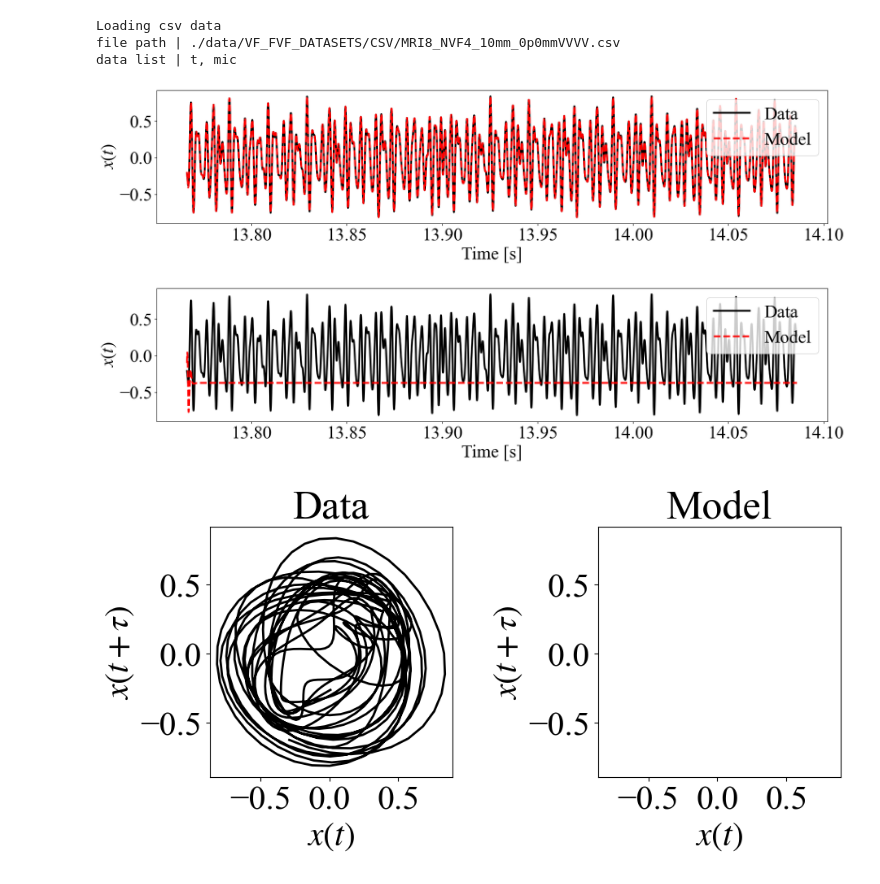
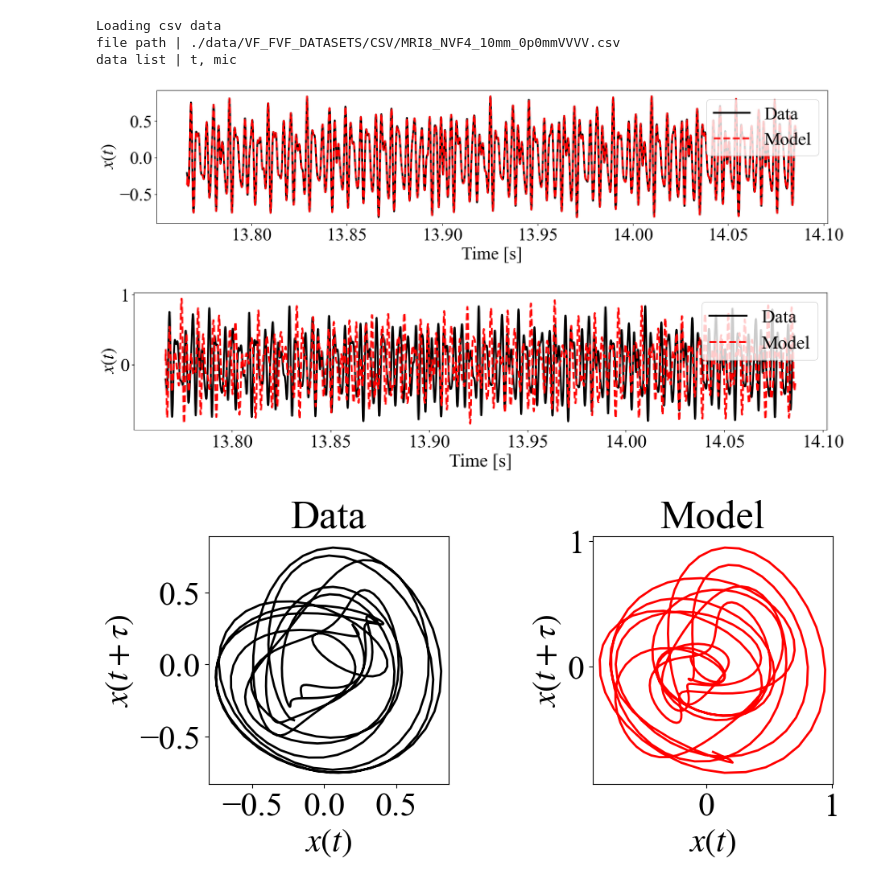
Before and after one commit to TakumiInoue0628/TSA-ESN, a Jupyter notebook: src/MRI8_NVF4_10mm.ipynb, the cells around one changed output. Cells and saved outputs as stored; diff of their text form; code cells hidden in the pictures.

```diff
--- a/src/MRI8_NVF4_10mm.ipynb
+++ b/src/MRI8_NVF4_10mm.ipynb
@@ -55,14 +56,14 @@ BANDPASS_PARAMS = {
                 'stopband_edge_min_loss':20
                 }
 ESN_PARAMS = {
-            'units':800,
-            'SR':1.5,
+            'units':500,
+            'SR':1.1,
             'input_shape':10,
             'output_shape':10,
-            'W_in_scale':0.1,
+            'W_in_scale':0.3,
             'W_res_density':0.1,
             'leak_rate':1.0,
-            'alpha':0.001,
+            'alpha':0.01,
             'seed':0
             }
 TRAIN_TEST_DATA_PARAMS = {
@@ -96,26 +97,26 @@ test_t = preprocess.t_data[TRAIN_TEST_DATA_PARAMS['n_train']+TRAIN_TEST_DATA_PAR
 # %%
 esn = EchoStateNetwork(
                     units=ESN_PARAMS['units'],
                     SR=ESN_PARAMS['SR'],
                     input_shape=ESN_PARAMS['input_shape'],
                     output_shape=ESN_PARAMS['output_shape'],
                     W_in_scale=ESN_PARAMS['W_in_scale'],
                     W_res_density=ESN_PARAMS['W_res_density'],
                     leak_rate=ESN_PARAMS['leak_rate'],
                     alpha=ESN_PARAMS['alpha'],
                     seed=ESN_PARAMS['seed']
                     )
 
 esn.fit(in_layer_data=train_X, out_layer_data=train_Y)
 
 pred_test_Y = esn.predict(test_X)
 fig.plt_timeseries_of_data_and_model(test_Y[:, 0, 0], pred_test_Y[:, 0], test_t, 4000)
 
 n_freerun = 5000
 freerun_test_Y = esn.freerun(in_layer_data0=test_X[0], pred_range=n_freerun, return_reservoir=False)
 fig.plt_timeseries_of_data_and_model(test_Y[:, 0, 0], freerun_test_Y[:, 0], test_t, 4000)
-fig.plt_attractor_of_data_and_model(test_Y[1000:, 0, 0], freerun_test_Y[1000:, 0], 1000, 9, './results/MRI8_NVF4_10mm_0p0mmVVVV/test.png')
+fig.plt_attractor_of_data_and_model(test_Y[0:, 0, 0], freerun_test_Y[0:, 0], 500, 9, same_lim=False)
 # %% [output]
-[figure, old version]
+[figure, new version]
-[figure, old version]
+[figure, new version]
-[figure, old version]
+[figure, new version]
```
Also changed, not shown: parts of 6 cells of this notebook, 7 other files.
